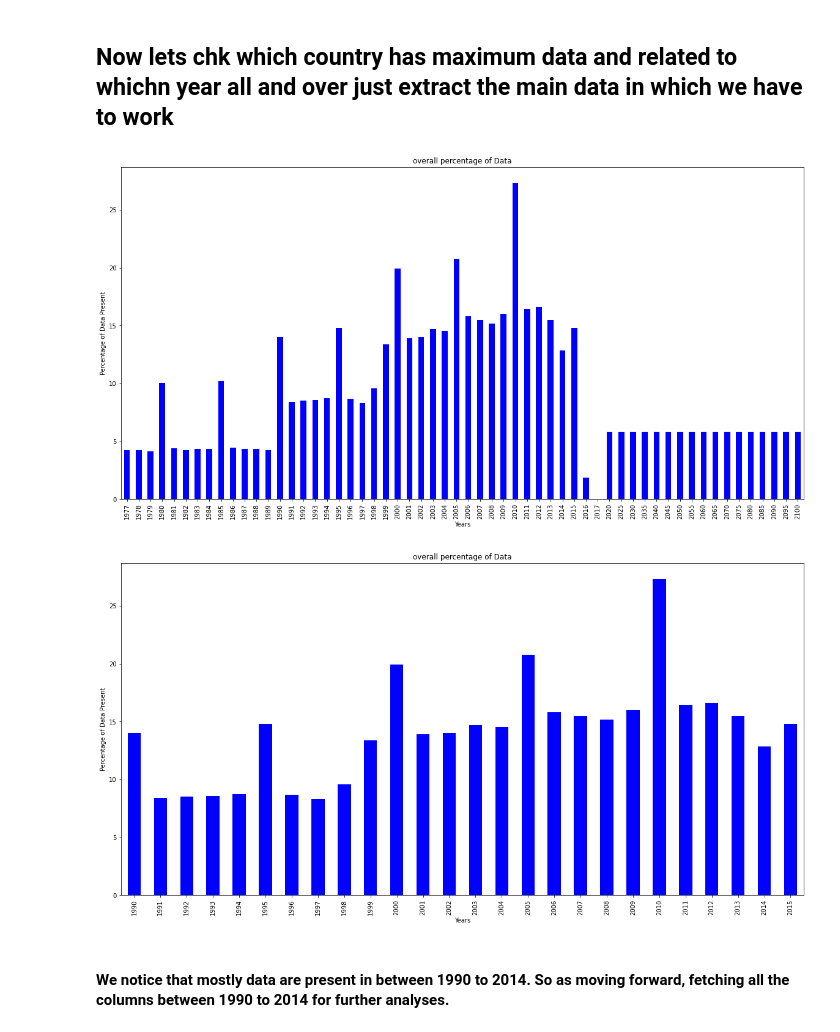
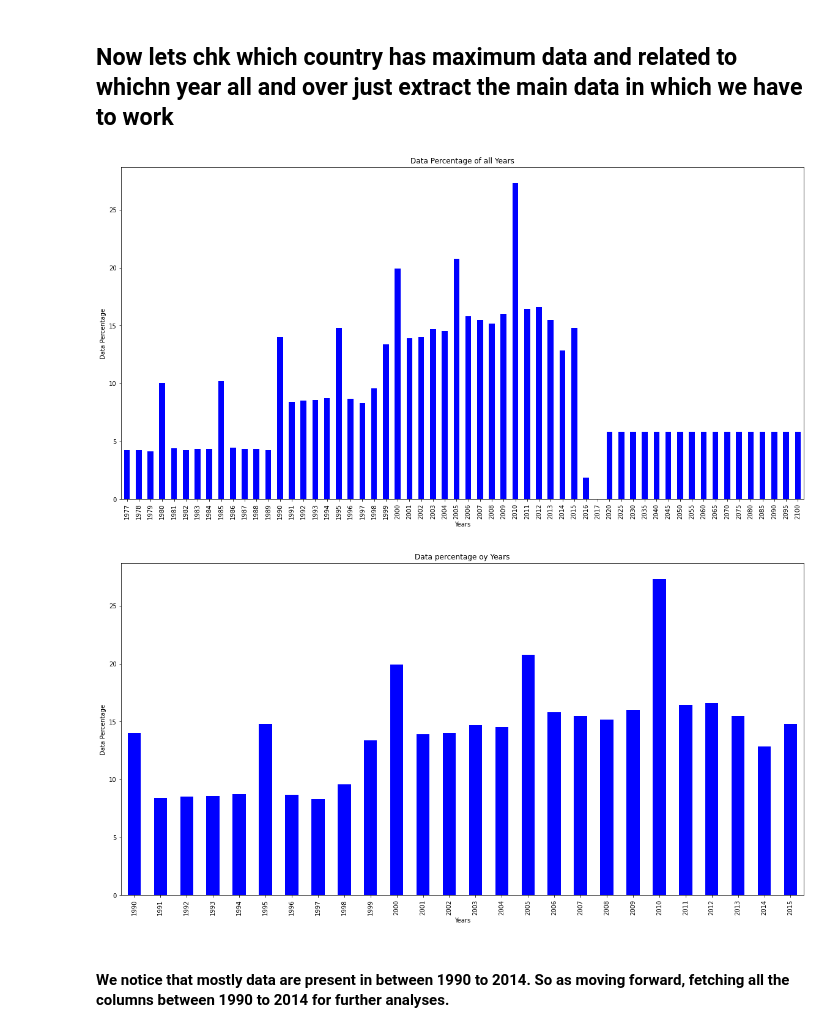
Before and after one commit to Kanika211/World-Bank-Global-Education_EDA_capstone1, a Jupyter notebook: World_Bank_Global_Education_Capstone1.ipynb, the cells around one changed output. Cells and saved outputs as stored; diff of their text form; code cells hidden in the pictures.

```diff
--- a/World_Bank_Global_Education_Capstone1.ipynb
+++ b/World_Bank_Global_Education_Capstone1.ipynb
@@ -299,28 +301,29 @@ Edstats_footnotes_df.drop(['Unnamed: 4'],axis=1,inplace=True)
 # %% [markdown]
 ## Now lets chk which country has maximum data and related to whichn year all and over just extract the main data in which we have to work
 # %%
-# plotting the graph to know the result
-dataset1 = Edstats_data_df.loc[:,'1977':'2100'].notnull().sum()/len(Edstats_data_df)*100
+# plotting the bar graph
+# overall data percentage
+data_percentage = Edstats_data_df.loc[:,'1977':'2100'].notnull().sum()/len(Edstats_data_df)*100
 plt.figure(figsize=(20,10))
 plt.subplot()
-dataset1.plot(kind='bar', color='blue')
-plt.title('overall percentage of Data')
+data_percentage.plot(kind='bar', color='blue')
+plt.title('Data Percentage of all Years')
 plt.xlabel('Years')
-plt.ylabel('Percentage of Data Present')
+plt.ylabel('Data Percentage')
 plt.show()
 # %% [output]
-[figure, old version]
+[figure, new version]
 # %%
-dataset1 = Edstats_data_df.loc[:,'1990':'2015'].notnull().sum()/len(Edstats_data_df)*100
+data_percentage = Edstats_data_df.loc[:,'1990':'2015'].notnull().sum()/len(Edstats_data_df)*100
 plt.figure(figsize=(20,10))
 plt.subplot()
-dataset1.plot(kind='bar', color='blue')
-plt.title('overall percentage of Data')
+data_percentage.plot(kind='bar', color='blue')
+plt.title('Data percentage oy Years')
 plt.xlabel('Years')
-plt.ylabel('Percentage of Data Present')
+plt.ylabel('Data Percentage')
 plt.show()
 # %% [output]
-[figure, old version]
+[figure, new version]
 # %% [markdown]
 #### We notice that mostly data are present in between 1990 to 2014. So as moving forward, fetching all the columns between 1990 to 2014 for further analyses.
 # %%
```
Also changed, not shown: parts of 28 cells of this notebook.
